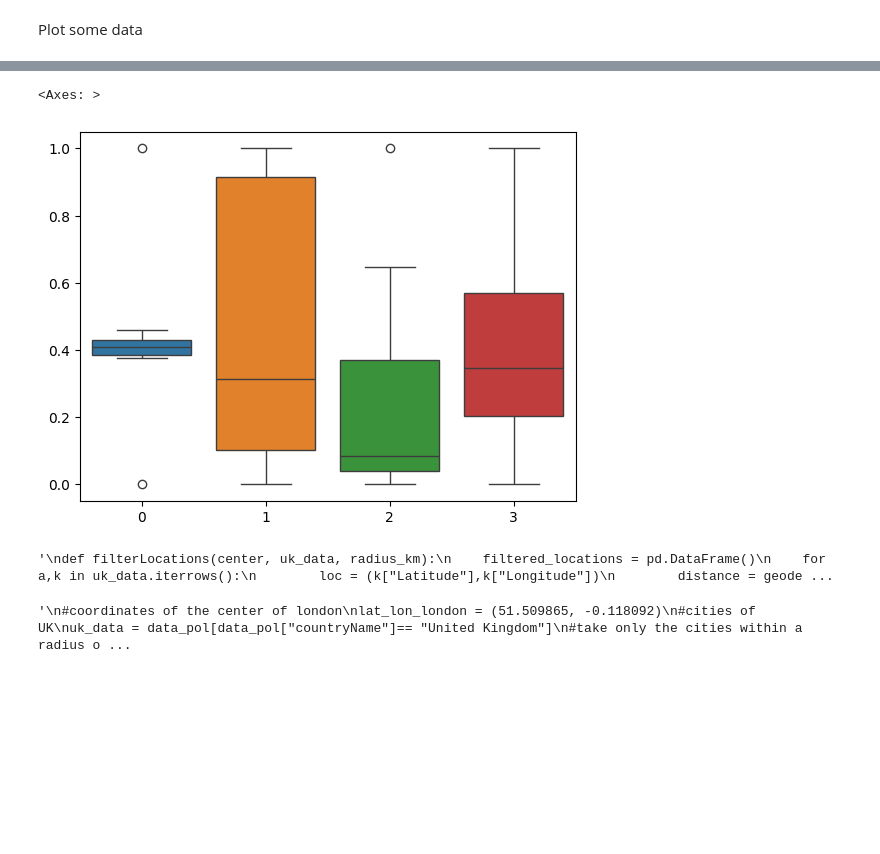
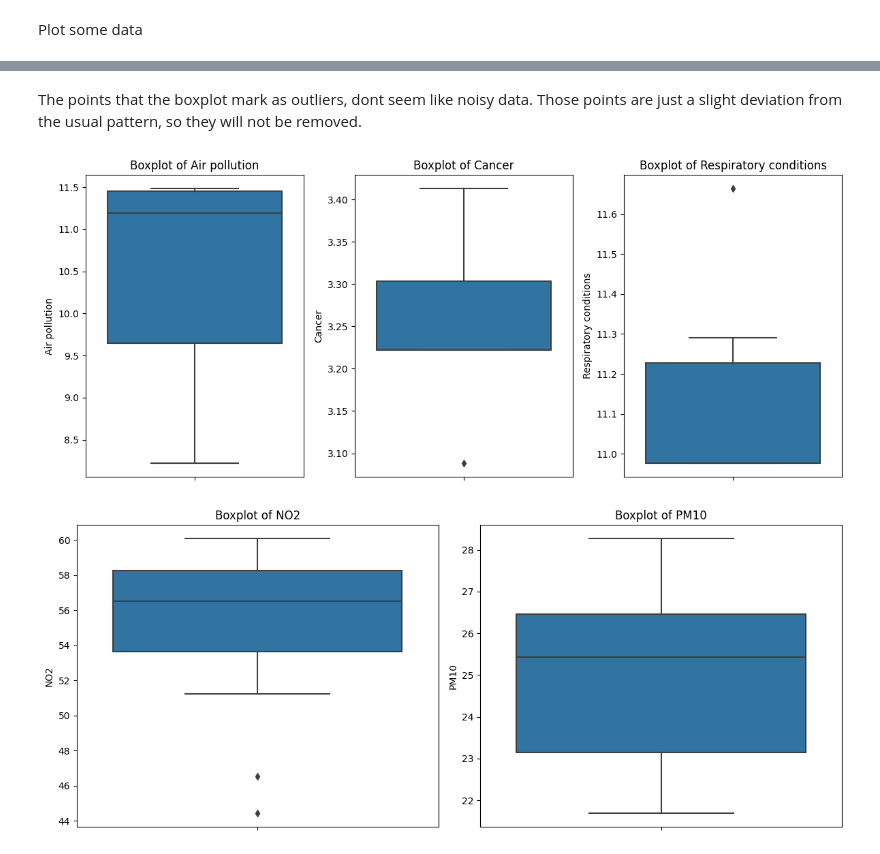
Before and after one commit to GuilhermeCasal/DataManagementFCD, a Jupyter notebook: env_analisys1.ipynb, the cells around one changed output, grey strips where cells are left out. Drawn from its saved outputs; the diff is of its cells as text; code cells hidden in the pictures; blank space fills up the shorter version.

Commit message:
outliers and merge done

```diff
--- a/env_analisys1.ipynb
+++ b/env_analisys1.ipynb
@@ -419,8 +452,8 @@ dtype: bool
 # %% [markdown]
 NORMALIZE DATA
 # %%
-scaler = MinMaxScaler()
-data_air = scaler.fit_transform(data_air)
-data_health = scaler.fit_transform(data_health)
-data_pol = scaler.fit_transform(data_pol)
-data_traf = scaler.fit_transform(data_traf)
+#scaler = MinMaxScaler()
+#data_air = scaler.fit_transform(data_air)
+#data_health = scaler.fit_transform(data_health)
+#data_pol = scaler.fit_transform(data_pol)
+#data_traf = scaler.fit_transform(data_traf)
@@ -449,32 +462,24 @@ sns.boxplot(data_traf)
-# %%
-sns.boxplot(data_pol)
-# %% [output]
-<Axes: >
-[figure, removed]
-# %%
-#code that is not used anymore
-"""
-def filterLocations(center, uk_data, radius_km):
-    filtered_locations = pd.DataFrame()
-    for a,k in uk_data.iterrows():
-        loc = (k["Latitude"],k["Longitude"])
-        distance = geodesic(center, loc).kilometers
-        if distance <= radius_km:
-            filtered_locations = pd.concat([filtered_locations, k.to_frame().T], ignore_index=True)
-    return filtered_locations
-"""
-# %% [output]
-'\ndef filterLocations(center, uk_data, radius_km):\n    filtered_locations = pd.DataFrame()\n    for a,k in uk_data.iterrows():\n        loc = (k["Latitude"],k["Longitude"])\n        distance = geode ...
-# %%
-#code that is not used anymore
-"""
-#coordinates of the center of london
-lat_lon_london = (51.509865, -0.118092)
-#cities of UK
-uk_data = data_pol[data_pol["countryName"]== "United Kingdom"]
-#take only the cities within a radius of 50 km
-data_pol= filterLocations(lat_lon_london,uk_data,50)
-data_pol
-"""
-# %% [output]
-'\n#coordinates of the center of london\nlat_lon_london = (51.509865, -0.118092)\n#cities of UK\nuk_data = data_pol[data_pol["countryName"]== "United Kingdom"]\n#take only the cities within a radius o ...
+# %% [markdown]
+The points that the boxplot mark as outliers, dont seem like noisy data. Those points are just a slight deviation from the usual pattern, so they will not be removed.
+# %%
+fig, axes = plt.subplots(1, 3, figsize=(12, 5))
+for i, col in enumerate(data_health.columns):
+    sns.boxplot(y=data_health[col], ax=axes[i])
+    axes[i].set_title(f'Boxplot of {col}')
+
+# Adjusting layout and displaying the figure
+plt.tight_layout()
+plt.show()
+# %% [output]
+[figure, added]
+# %%
+fig, axes = plt.subplots(1, 2, figsize=(12, 5))
+for i, col in enumerate(data_air.columns):
+    sns.boxplot(y=data_air[col], ax=axes[i])
+    axes[i].set_title(f'Boxplot of {col}')
+
+# Adjusting layout and displaying the figure
+plt.tight_layout()
+plt.show()
+# %% [output]
+[figure, added]
```
Also changed, not shown: parts of 13 cells of this notebook.
